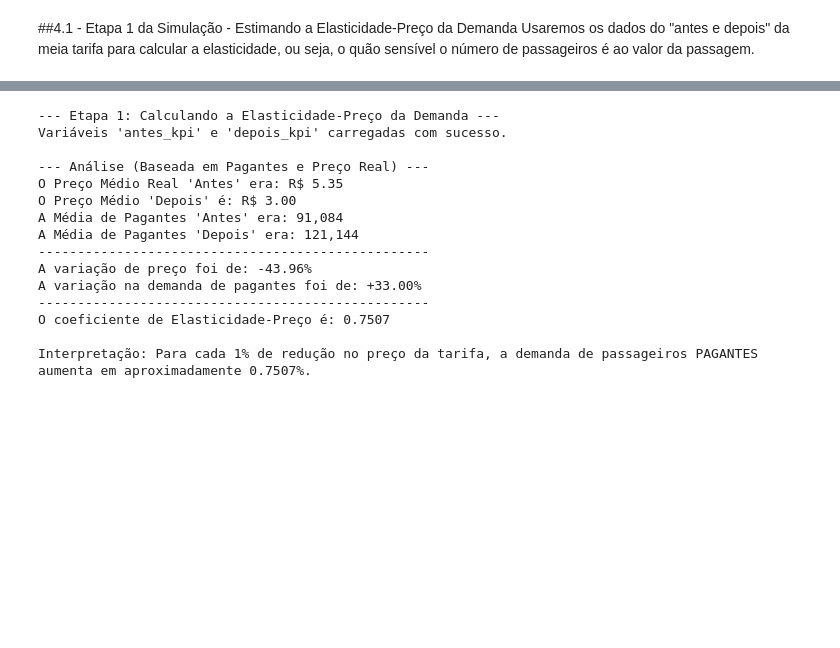
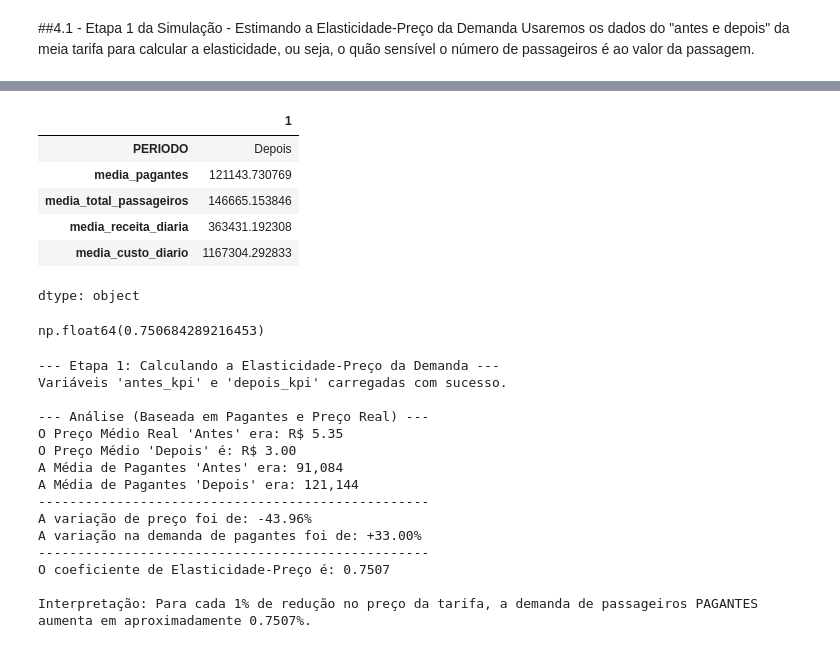
Before and after one commit to lelenzasan/Projeto_Tarifa_Zero_Curitiba, a Jupyter notebook: Espinha_Dorsal_do_Projeto_TRANSPORTE_CWB.ipynb, the cells around one changed output, grey strips where cells are left out. Cells and saved outputs as stored; diff of their text form; code cells hidden in the pictures; blank space fills up the shorter version.

```diff
--- a/Espinha_Dorsal_do_Projeto_TRANSPORTE_CWB.ipynb
+++ b/Espinha_Dorsal_do_Projeto_TRANSPORTE_CWB.ipynb
@@ -1229,3 +1277,17 @@ Usaremos os dados do "antes e depois" da meia tarifa para calcular a elasticidad
+# %%
+depois_kpi
+# %% [output]
+|  | 1 |
+| PERIODO | Depois |
+| media_pagantes | 121143.730769 |
+| media_total_passageiros | 146665.153846 |
+| media_receita_diaria | 363431.192308 |
+| media_custo_diario | 1167304.292833 |
+dtype: object
+# %%
+elasticidade_preco
+# %% [output]
+np.float64(0.750684289216453)
 # %%
 # --- ETAPA 1: CÁLCULO DA ELASTICIDADE-PREÇO DA DEMANDA ---
 print("--- Etapa 1: Calculando a Elasticidade-Preço da Demanda ---")
```
Also changed, not shown: parts of 10 cells of this notebook.
